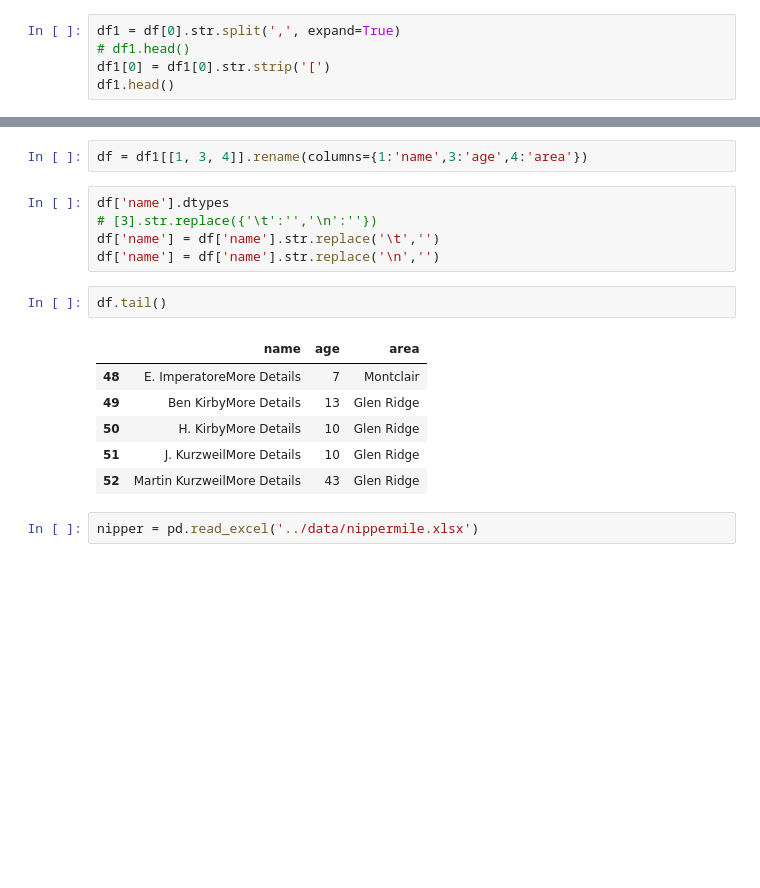
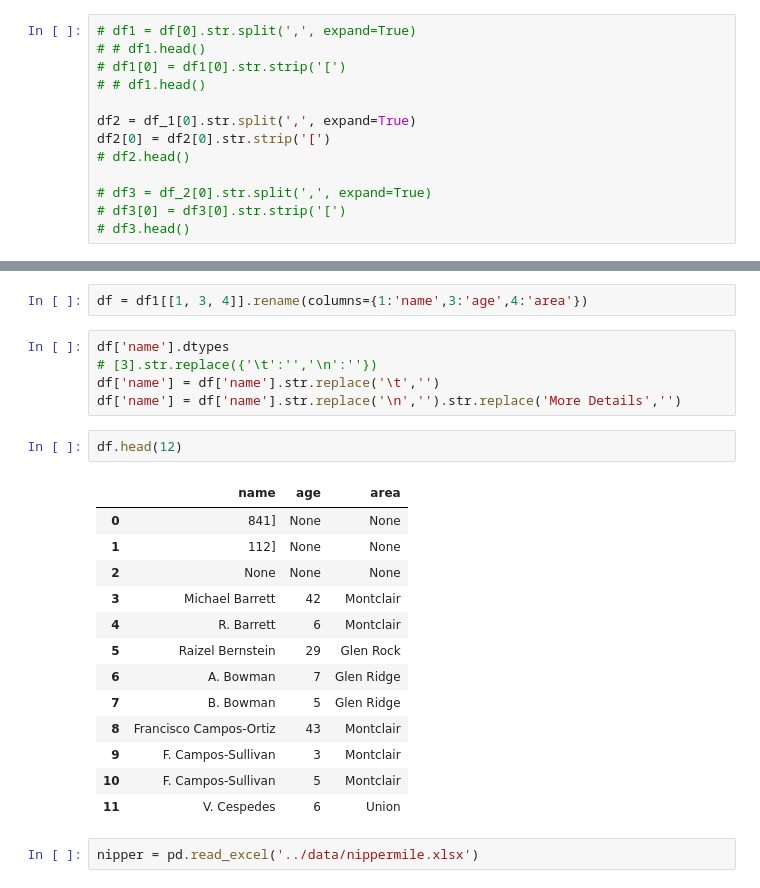
Before and after one commit to MarcBernstein0/raizel-practice-questions, a Jupyter notebook: notebook/nippermile_beautifulsoup.ipynb, the cells around one changed output, grey strips where cells are left out. Cells and saved outputs as stored; diff of their text form; blank space fills up the shorter version.

```diff
--- a/notebook/nippermile_beautifulsoup.ipynb
+++ b/notebook/nippermile_beautifulsoup.ipynb
@@ -149,6 +200,14 @@ str
 # %%
-df1 = df[0].str.split(',', expand=True)
-# df1.head()
-df1[0] = df1[0].str.strip('[')
-df1.head()
+# df1 = df[0].str.split(',', expand=True)
+# # df1.head()
+# df1[0] = df1[0].str.strip('[')
+# # df1.head()
+
+df2 = df_1[0].str.split(',', expand=True)
+df2[0] = df2[0].str.strip('[')
+# df2.head()
+
+# df3 = df_2[0].str.split(',', expand=True)
+# df3[0] = df3[0].str.strip('[')
+# df3.head()
 # %% [output]
@@ -172,16 +226,23 @@ df = df1[[1, 3, 4]].rename(columns={1:'name',3:'age',4:'area'})
 df['name'].dtypes
 # [3].str.replace({'\t':'','\n':''})
 df['name'] = df['name'].str.replace('\t','')
-df['name'] = df['name'].str.replace('\n','')
+df['name'] = df['name'].str.replace('\n','').str.replace('More Details','')
 # %%
-df.tail()
+df.head(12)
 # %% [output]
 |  | name | age | area |
-| 48 | E. ImperatoreMore Details | 7 | Montclair |
-| 49 | Ben KirbyMore Details | 13 | Glen Ridge |
-| 50 | H. KirbyMore Details | 10 | Glen Ridge |
-| 51 | J. KurzweilMore Details | 10 | Glen Ridge |
-| 52 | Martin KurzweilMore Details | 43 | Glen Ridge |
+| 0 | 841] | None | None |
+| 1 | 112] | None | None |
+| 2 | None | None | None |
+| 3 | Michael Barrett | 42 | Montclair |
+| 4 | R. Barrett | 6 | Montclair |
+| 5 | Raizel Bernstein | 29 | Glen Rock |
+| 6 | A. Bowman | 7 | Glen Ridge |
+| 7 | B. Bowman | 5 | Glen Ridge |
+| 8 | Francisco Campos-Ortiz | 43 | Montclair |
+| 9 | F. Campos-Sullivan | 3 | Montclair |
+| 10 | F. Campos-Sullivan | 5 | Montclair |
+| 11 | V. Cespedes | 6 | Union |
 # %%
 nipper = pd.read_excel('../data/nippermile.xlsx')
 # %%
```
Also changed, not shown: parts of 13 cells of this notebook.
